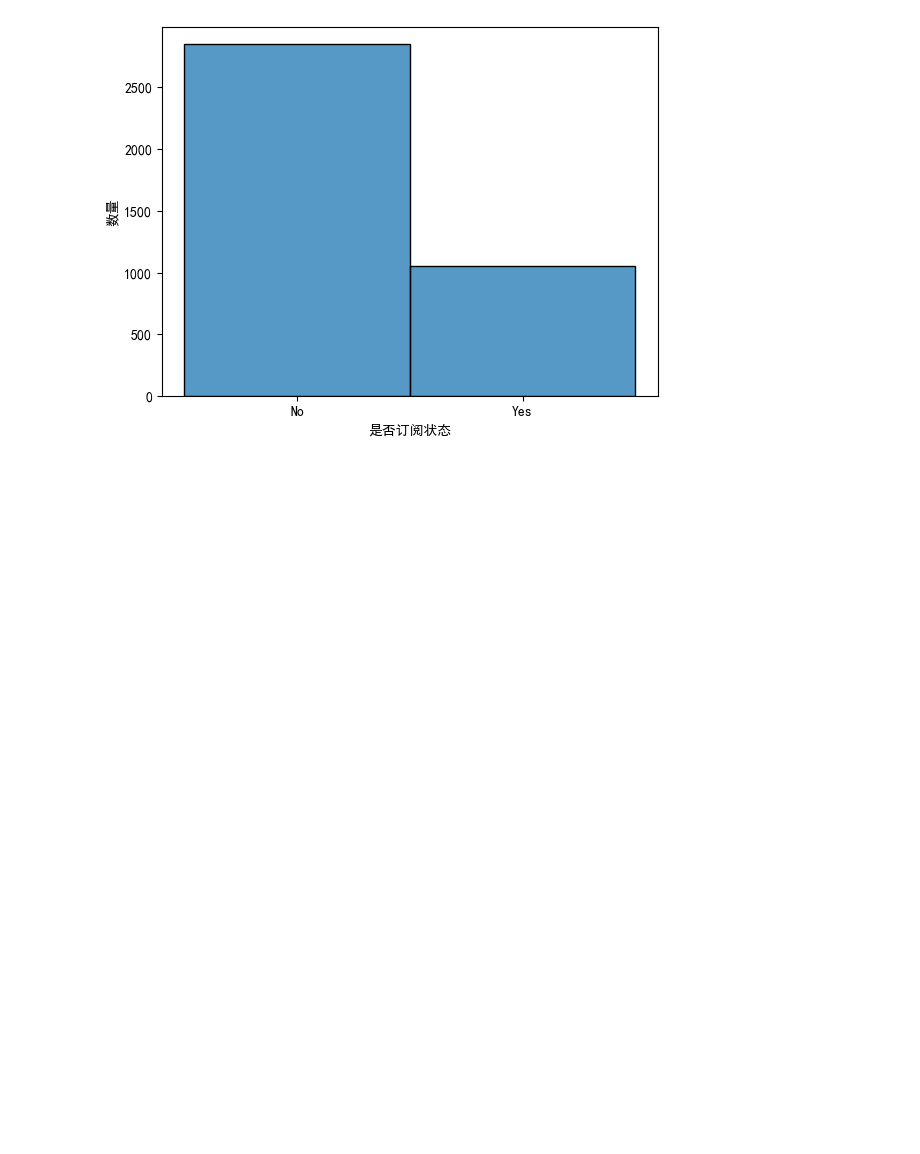
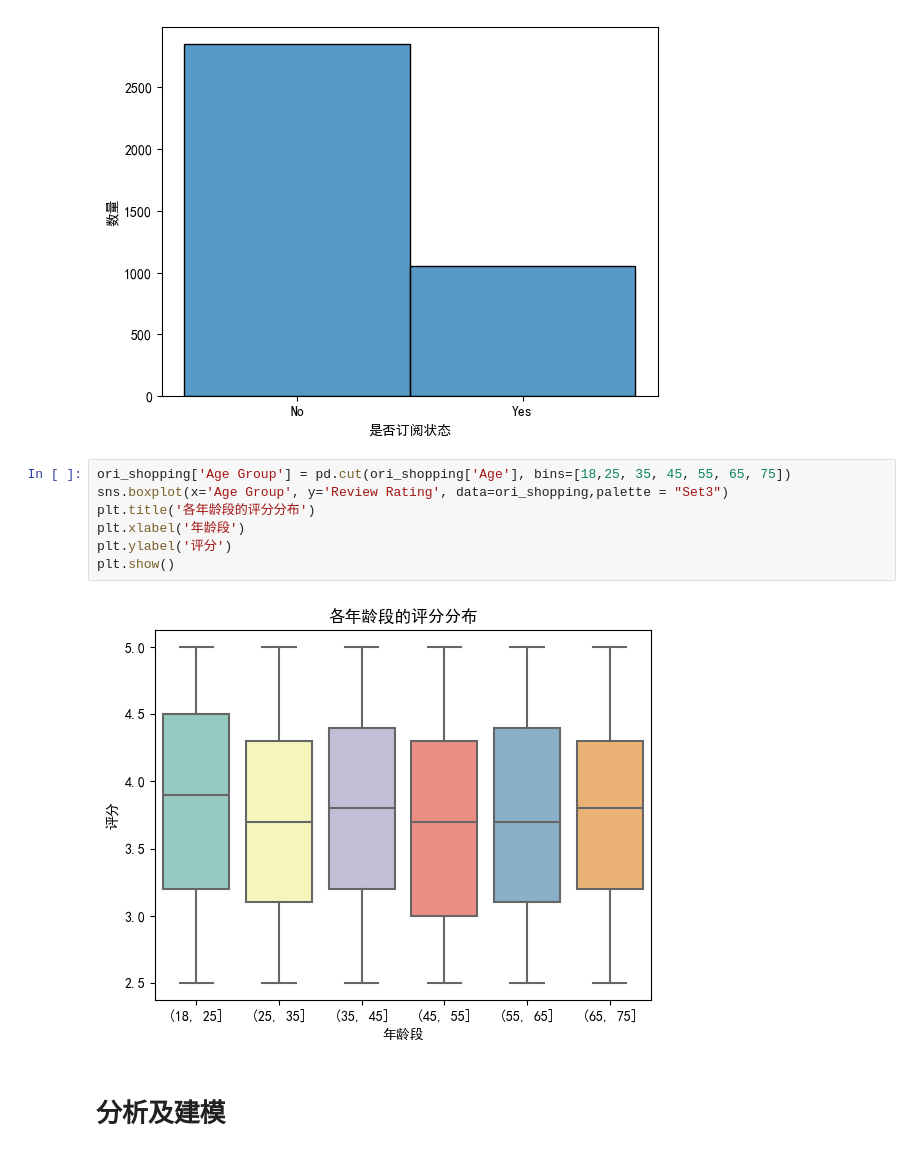
Before and after one commit to 53455345/python-ex, a Jupyter notebook: Untitled.ipynb, the cells around one changed output. Cells and saved outputs as stored; diff of their text form; blank space fills up the shorter version.

```diff
--- a/Untitled.ipynb
+++ b/Untitled.ipynb
@@ -213,3 +215,14 @@ plt.ylabel("数量")
 plt.show()
 # %% [output]
 [figure]
+# %%
+ori_shopping['Age Group'] = pd.cut(ori_shopping['Age'], bins=[18,25, 35, 45, 55, 65, 75])
+sns.boxplot(x='Age Group', y='Review Rating', data=ori_shopping,palette = "Set3")
+plt.title('各年龄段的评分分布')
+plt.xlabel('年龄段')
+plt.ylabel('评分')
+plt.show()
+# %% [output]
+[figure, added]
+# %% [markdown]
+# 分析及建模
```
Also changed, not shown: parts of 10 cells of this notebook.
